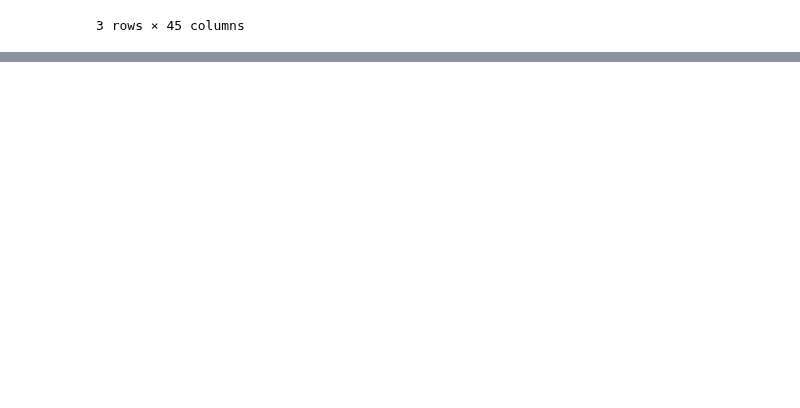
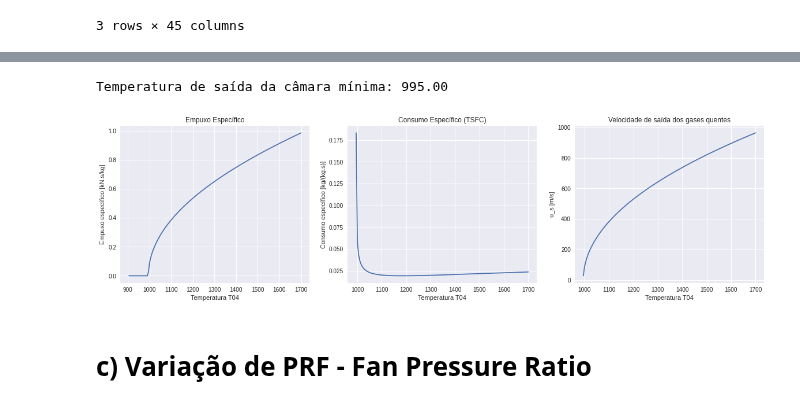
Before and after one commit to jonasdegrave/gas-turbine, a Jupyter notebook: questao_2.ipynb, the cells around one changed output, grey strips where cells are left out. Saved outputs shown, nothing was run; the diff lists cells and outputs as text; code cells hidden in the pictures; blank space fills up the shorter version.

```diff
--- a/questao_2.ipynb
+++ b/questao_2.ipynb
@@ -211,0 +312,31 @@ turbofan.sumarise().append(turbofan.sumarise_results())
+# %%
+fig, ax = plt.subplots(nrows=1, ncols=3, figsize=(20,5))
+t04_limit = results_b.T['u_s'].dropna().idxmin()
+
+plt.sca(ax[0])
+plt.plot(results_b.loc['specific_thrust',:])
+plt.title('Empuxo Específico')
+plt.xlabel('Temperatura T04')
+plt.ylabel('Empuxo específico [kN.s/kg]')
+# plt.vlines(x=t04_limit, ymin=0, ymax=3, linestyles='--')
+
+plt.sca(ax[1])
+plt.plot(results_b.loc['TSFC',:])
+plt.title('Consumo Específico (TSFC)')
+plt.xlabel('Temperatura T04')
+plt.ylabel('Consumo específico [kg/(kg.s)]')
+# plt.vlines(x=t04_limit, ymin=0, ymax=0.025, linestyles='--')
+
+plt.sca(ax[2])
+plt.plot(results_b.loc['u_s',:])
+plt.title('Velocidade de saída dos gases quentes')
+plt.xlabel('Temperatura T04')
+plt.ylabel('u_s [m/s]')
+# plt.hlines(y=0, xmin=0, xmax=15, linestyles='--')
+
+print(f"Temperatura de saída da câmara mínima: {t04_limit:0.2f}")
+# %% [output]
+Temperatura de saída da câmara mínima: 995.00
+[figure, added]
+# %% [markdown]
+# c) Variação de PRF - Fan Pressure Ratio
```
Also changed, not shown: parts of 8 cells of this notebook.
